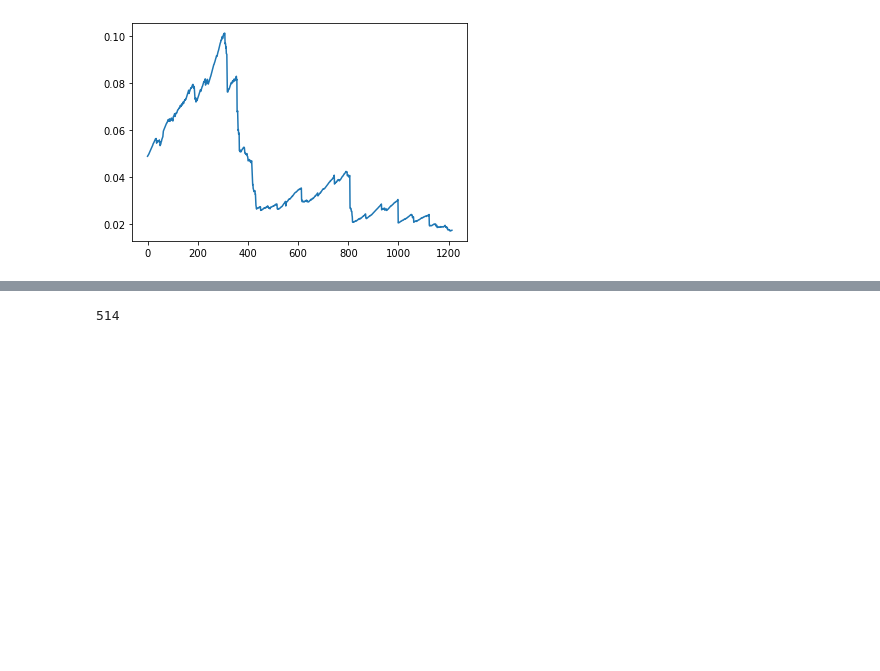
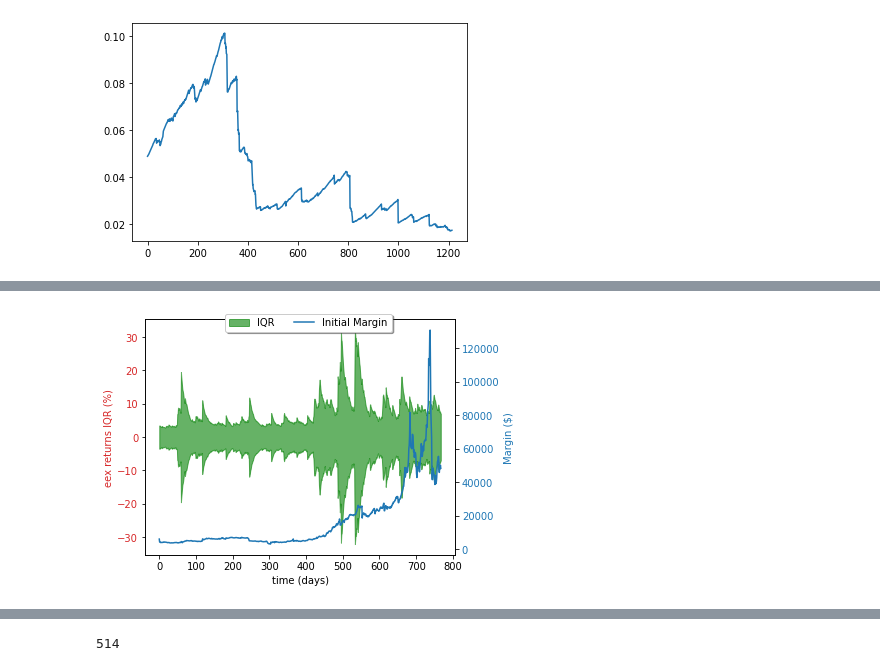
Before and after one commit to igseg/power_markets, a Jupyter notebook: Code.ipynb, the cells around one changed output, grey strips where cells are left out. Saved outputs shown, nothing was run; the diff lists cells and outputs as text; code cells hidden in the pictures; blank space fills up the shorter version.

```diff
--- a/Code.ipynb
+++ b/Code.ipynb
@@ -1350,0 +1415,60 @@ plt.show()
+# %%
+date_f = pd.to_datetime(pd.DataFrame(data_garch.index.values,columns=['col1']).col1).dt.to_period('m')
+
+index = data_eex_qt.sort_index().index.values[255 + 255 + 2:]
+df_margins = pd.DataFrame(margins, columns = ['Margins'])
+df_margins = df_margins.set_index(index)
+df_margins = pd.merge(pd.DataFrame(data_garch['eex_qt']), df_margins, left_index=True, right_index=True).iloc[1:,:]
+
+u = results[serie][1]
+h = results[serie][2]
+df = results[serie][0][-1]
+x = range(len(h))
+# plt.figure(figsize=(10,6))
+# if serie == 'us_fut':
+#     plt.xticks(x, date_f[1+500:], rotation = 70)
+# else:
+#     plt.xticks(x, date_f[1:], rotation = 70)
+# plt.locator_params(axis='x', nbins=9)
+
+fig, ax1 = plt.subplots()
+
+top = t.ppf(0.95, df = df, scale = np.sqrt(h) )
+bot = t.ppf(0.05, df = df, scale = np.sqrt(h) )
+
+color = 'tab:red'
+ax1.set_xlabel('time (days)')
+ax1.set_ylabel('eex returns IQR (%)', color=color)
+ax1.fill_between(x, top, bot, where= top >= bot, color='green', interpolate=True, alpha = 0.6, label = 'IQR')
+ax1.tick_params(axis='y', labelcolor=color)
+
+ax2 = ax1.twinx()  # instantiate a second axes that shares the same x-axis
+
+color = 'tab:blue'
+ax2.set_ylabel('Margin ($)', color=color)  # we already handled the x-label with ax1
+ax2.plot(x, df_margins['Margins'].values, color=color, label = 'Initial Margin')
+ax2.tick_params(axis='y', labelcolor=color)
+
+fig.legend(loc='upper center', bbox_to_anchor=(0.5, 1.0),
+          ncol=3, fancybox=True, shadow=True)
+fig.tight_layout()  # otherwise the right y-label is slightly clipped
+plt.savefig('Figures/risk_and_margin.pdf')
+plt.show()
+
+
+
+# plt.plot(x, np.sqrt(h) * eps_vol(df))
+
+
+
+# plt.title(serie)
+# plt.fill_between(x, top, bot, where= top >= bot, color='green', interpolate=True, alpha = 0.6, label = 'IQR')
+# #     plt.axvline(x = 595, color = 'orange', linestyle="--", label = 'Covid')
+# if serie != 'us_fut':
+#     plt.axvline(x = 410, color = 'red', linestyle="--", label = 'Gas Crisis')
+# plt.axhline(color = 'black')
+# plt.ylim(-20,20)
+# plt.legend()
+# plt.show()
+# %% [output]
+[figure, added]
```
Also changed, not shown: parts of 16 cells of this notebook.
